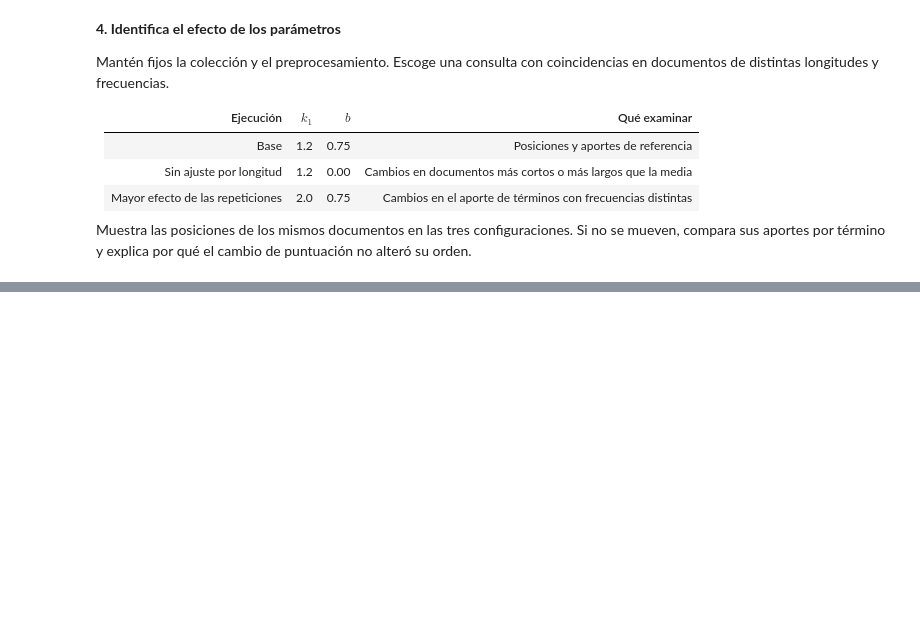
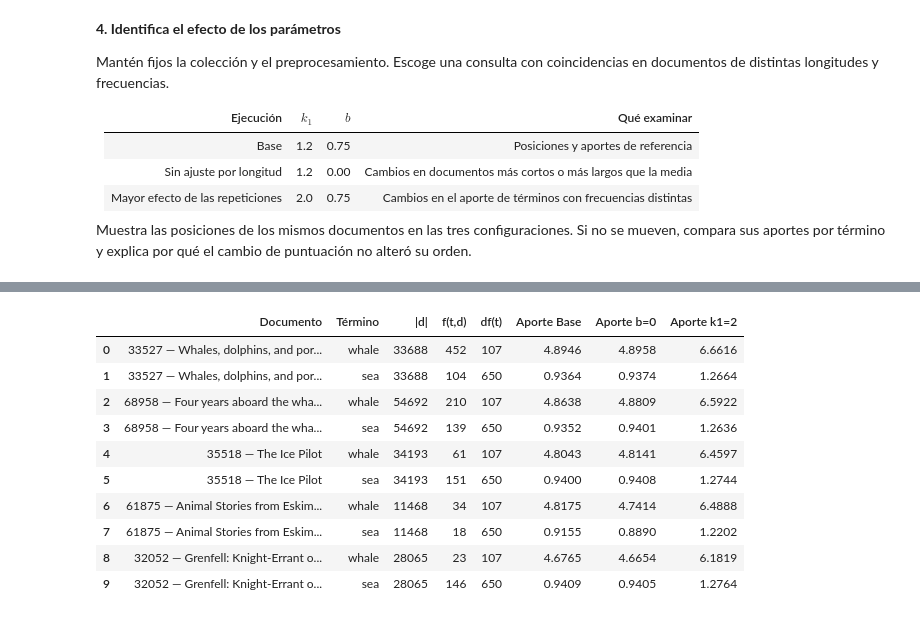
Before and after one commit to Andres-JA/InformationRetrieval, a Jupyter notebook: notebooks/04_bm25.ipynb, the cells around one changed output, grey strips where cells are left out. Saved outputs shown, nothing was run; the diff lists cells and outputs as text; code cells hidden in the pictures; blank space fills up the shorter version.

```diff
--- a/notebooks/04_bm25.ipynb
+++ b/notebooks/04_bm25.ipynb
@@ -371,15 +371,13 @@ def cosine_scores(vector):
 
 def bm25_scores(query_terms, k1=K1, b=B):
     scores = np.zeros(N, dtype=float)
-    for term in query_terms:
+    length_norm = k1 * (1 - b + b * doc_lengths / avgdl)
+    for term in set(query_terms):
         index = term_index.get(term)
         if index is None:
             continue
         frequency = tf_matrix[:, index].toarray().ravel().astype(float)
-        denominator = frequency + k1 * (1 - b + b * doc_lengths / avgdl)
-        scores += idf_bm25[term] * (frequency * (k1 + 1)) / np.where(
-            denominator == 0, 1.0, denominator
-        )
+        scores += idf_bm25[term] * frequency * (k1 + 1) / (frequency + length_norm)
     return scores
 
 
@@ -573,3 +753,65 @@ Mantén fijos la colección y el preprocesamiento. Escoge una consulta con coinc
 | Mayor efecto de las repeticiones | 2.0 | 0.75 | Cambios en el aporte de términos con frecuencias distintas |
 
 Muestra las posiciones de los mismos documentos en las tres configuraciones. Si no se mueven, compara sus aportes por término y explica por qué el cambio de puntuación no alteró su orden.
+# %%
+PARAM_CONFIGS = [
+    ('Base', 1.2, 0.75),
+    ('b=0', 1.2, 0.0),
+    ('k1=2', 2.0, 0.75),
+]
+param_query = 'whale sea'
+param_tokens = tokenize(param_query)
+
+
+def rank_all(scores):
+    order = sorted(range(N), key=lambda position: (-scores[position], str(doc_ids[position])))
+    return [
+        (doc_ids[position], float(scores[position]))
+        for position in order
+        if scores[position] > 0
+    ]
+
+
+param_results = {}
+for label, k1, b in PARAM_CONFIGS:
+    scores = bm25_scores(param_tokens, k1=k1, b=b)
+    hits = rank_all(scores)
+    param_results[label] = {
+        'scores': scores,
+        'hits': hits,
+        'positions': {doc_id: position for position, (doc_id, _) in enumerate(hits, start=1)},
+    }
+    first_hit = doc_label(hits[0][0]) if hits else '—'
+    print(f'{label}: k1={k1}, b={b}; positivos={len(hits):,}; primero={first_hit}')
+
+docs_to_show = []
+for label, _, _ in PARAM_CONFIGS:
+    for doc_id, _ in param_results[label]['hits'][:10]:
+        if doc_id not in docs_to_show:
+            docs_to_show.append(doc_id)
+docs_to_show = docs_to_show[:8]
+
+position_rows = []
+for doc_id in docs_to_show:
+    row = {'Documento': doc_label(doc_id), '|d|': int(doc_lengths[doc_position[doc_id]])}
+    for label, _, _ in PARAM_CONFIGS:
+        row[f'Pos. {label}'] = param_results[label]['positions'].get(doc_id, '—')
+        row[f'Score {label}'] = round(float(param_results[label]['scores'][doc_position[doc_id]]), 4)
+    position_rows.append(row)
+display(pd.DataFrame(position_rows))
+
+contrib_rows = []
+for doc_id in docs_to_show[:5]:
+    for term in dict.fromkeys(param_tokens):
+        row = {
+            'Documento': doc_label(doc_id),
+            'Término': term,
+            '|d|': int(doc_lengths[doc_position[doc_id]]),
+            'f(t,d)': tf_counts[doc_id].get(term, 0),
+            'df(t)': df.get(term, 0),
+        }
+        for label, k1, b in PARAM_CONFIGS:
+            row[f'Aporte {label}'] = round(bm25_contribution(term, doc_id, k1=k1, b=b), 4)
+        contrib_rows.append(row)
+display(pd.DataFrame(contrib_rows))
+# %% [output]
@@ -575,0 +830,11 @@ Muestra las posiciones de los mismos documentos en las tres configuraciones. Si
+|  | Documento | Término | |d| | f(t,d) | df(t) | Aporte Base | Aporte b=0 | Aporte k1=2 |
+| 0 | 33527 — Whales, dolphins, and por... | whale | 33688 | 452 | 107 | 4.8946 | 4.8958 | 6.6616 |
+| 1 | 33527 — Whales, dolphins, and por... | sea | 33688 | 104 | 650 | 0.9364 | 0.9374 | 1.2664 |
+| 2 | 68958 — Four years aboard the wha... | whale | 54692 | 210 | 107 | 4.8638 | 4.8809 | 6.5922 |
+| 3 | 68958 — Four years aboard the wha... | sea | 54692 | 139 | 650 | 0.9352 | 0.9401 | 1.2636 |
+| 4 | 35518 — The Ice Pilot | whale | 34193 | 61 | 107 | 4.8043 | 4.8141 | 6.4597 |
+| 5 | 35518 — The Ice Pilot | sea | 34193 | 151 | 650 | 0.9400 | 0.9408 | 1.2744 |
+| 6 | 61875 — Animal Stories from Eskim... | whale | 11468 | 34 | 107 | 4.8175 | 4.7414 | 6.4888 |
+| 7 | 61875 — Animal Stories from Eskim... | sea | 11468 | 18 | 650 | 0.9155 | 0.8890 | 1.2202 |
+| 8 | 32052 — Grenfell: Knight-Errant o... | whale | 28065 | 23 | 107 | 4.6765 | 4.6654 | 6.1819 |
+| 9 | 32052 — Grenfell: Knight-Errant o... | sea | 28065 | 146 | 650 | 0.9409 | 0.9405 | 1.2764 |
```
Also changed, not shown: parts of 5 cells of this notebook.
